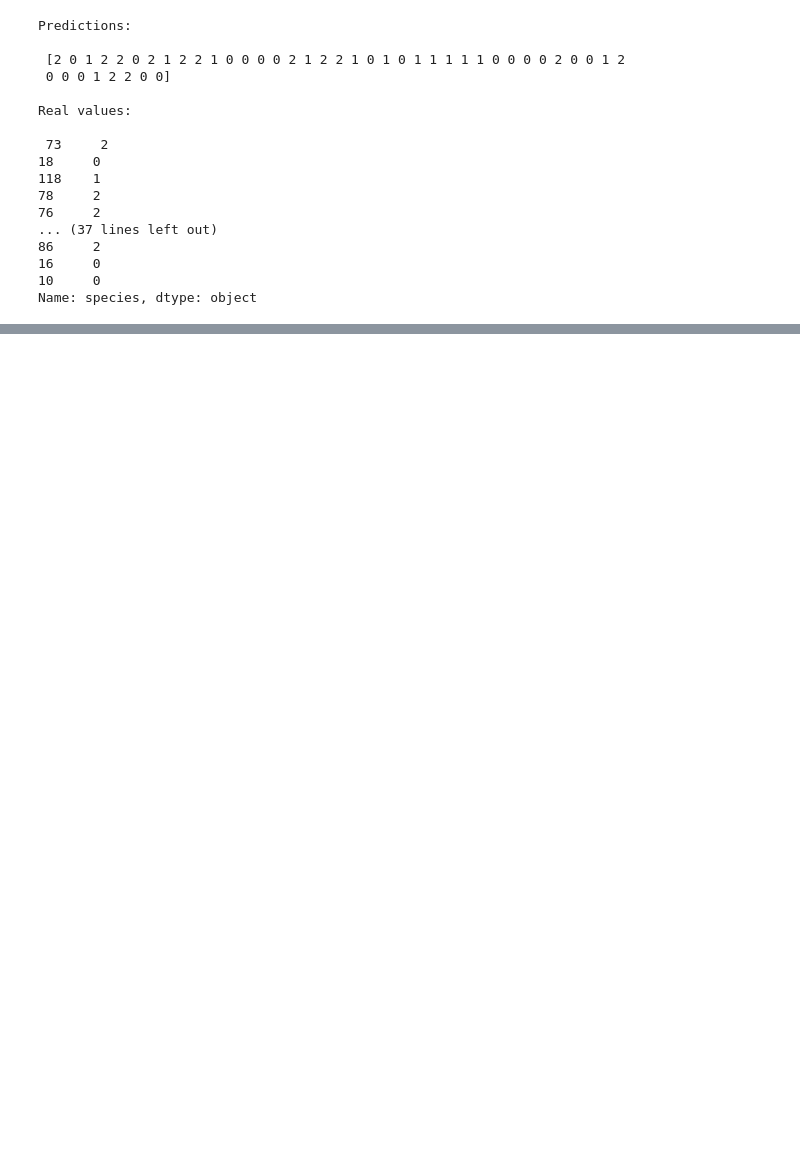
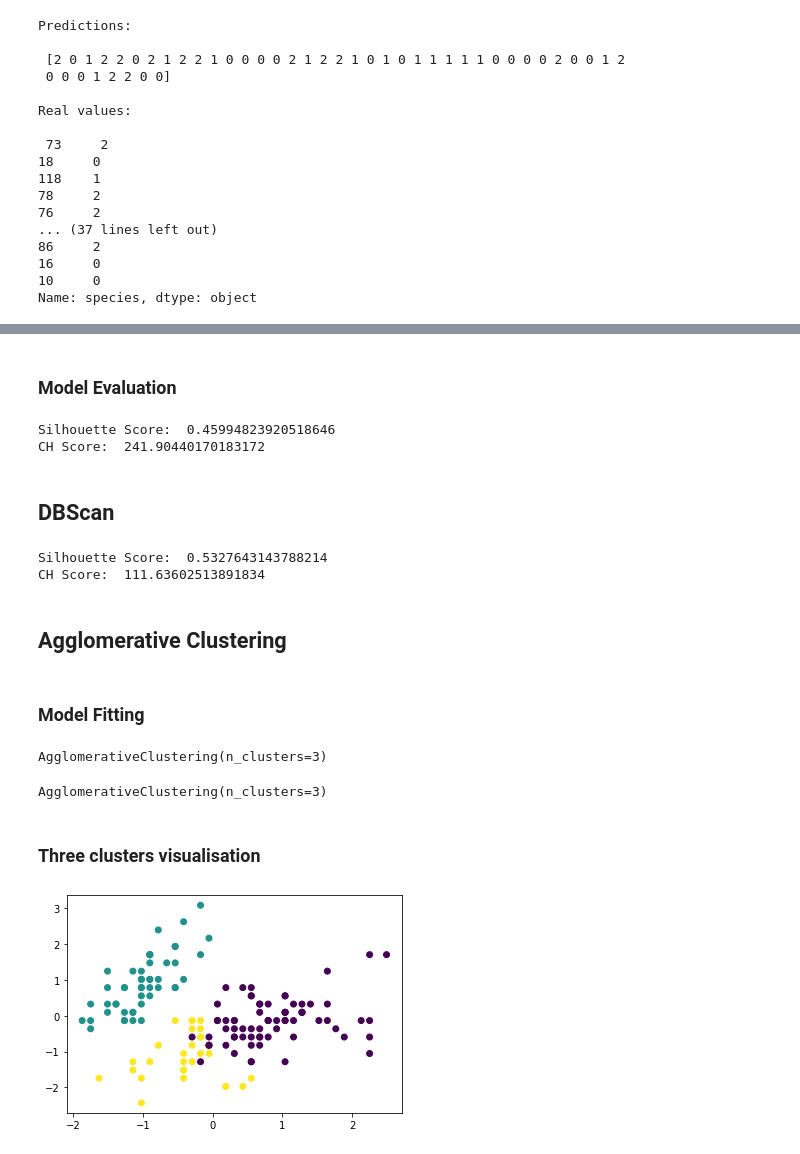
Before and after one commit to lynda-trad/Iris, a Jupyter notebook: Iris.ipynb, the cells around one changed output, grey strips where cells are left out. Cells and saved outputs as stored; diff of their text form; code cells hidden in the pictures; blank space fills up the shorter version.

```diff
--- a/Iris.ipynb
+++ b/Iris.ipynb
@@ -448,0 +521,45 @@ joblib.dump(bst, 'bst_model.pkl', compress=True)
+# %% [markdown]
+### Model Evaluation
+# %%
+print("Silhouette Score: ", silhouette_score(X, kmeans.fit_predict(X)))
+print("CH Score: ", calinski_harabasz_score(X, kmeans.labels_))
+# %% [output]
+Silhouette Score:  0.45994823920518646
+CH Score:  241.90440170183172
+# %% [markdown]
+## DBScan
+# %%
+epsilon = 1.0
+min_samples = 13
+
+db = DBSCAN(eps=epsilon, min_samples=min_samples)
+dbfit = db.fit(X)
+
+no_clusters = len(np.unique(labels) )
+no_noise = np.sum(np.array(labels) == -1, axis=0)
+
+print("Silhouette Score: ", silhouette_score(X, db.fit_predict(X)))
+print("CH Score: ", calinski_harabasz_score(X, db.labels_))
+# %% [output]
+Silhouette Score:  0.5327643143788214
+CH Score:  111.63602513891834
+# %% [markdown]
+## Agglomerative Clustering
+# %% [markdown]
+### Model Fitting
+# %%
+aggloclust=AgglomerativeClustering(n_clusters=3).fit(X)
+print(aggloclust)
+AgglomerativeClustering(affinity='euclidean', compute_full_tree='auto',
+            connectivity=None, linkage='ward', memory=None, n_clusters=3)
+# %% [output]
+AgglomerativeClustering(n_clusters=3)
+AgglomerativeClustering(n_clusters=3)
+# %% [markdown]
+### Three clusters visualisation
+# %%
+labels = aggloclust.labels_
+plt.scatter(X[:,0], X[:,1], c=labels)
+plt.show()
+# %% [output]
+[figure, added]
```
Also changed, not shown: parts of 42 cells of this notebook.
